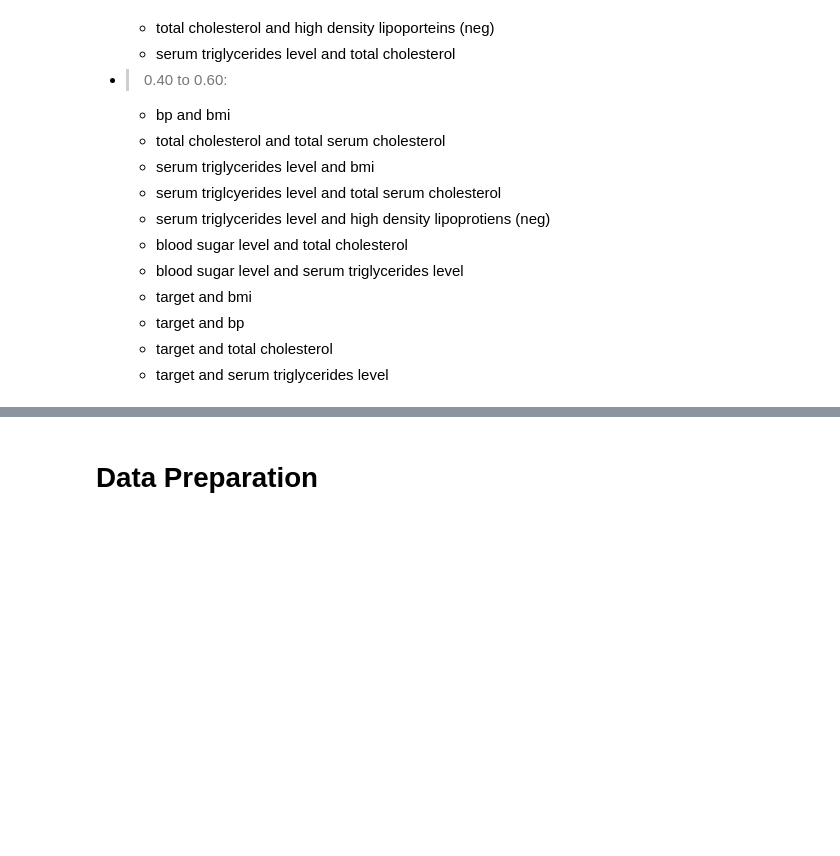
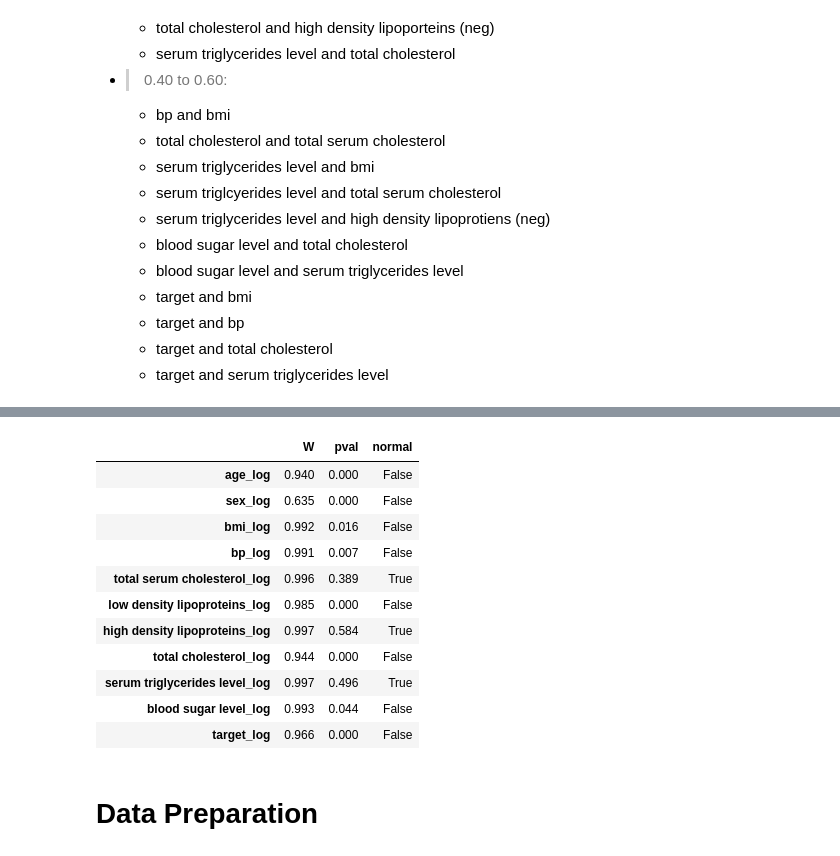
Before and after one commit to mglissmann/09_17_2024, a Jupyter notebook: diabetes_progression.ipynb, the cells around one changed output, grey strips where cells are left out. Saved outputs shown, nothing was run; the diff lists cells and outputs as text; code cells hidden in the pictures; blank space fills up the shorter version.

```diff
--- a/diabetes_progression.ipynb
+++ b/diabetes_progression.ipynb
@@ -196,3 +234,18 @@ plt.show()
+# %%
+pg.normality(data=df_log, method='shapiro').round(3)
+# %% [output]
+|  | W | pval | normal |
+| age_log | 0.940 | 0.000 | False |
+| sex_log | 0.635 | 0.000 | False |
+| bmi_log | 0.992 | 0.016 | False |
+| bp_log | 0.991 | 0.007 | False |
+| total serum cholesterol_log | 0.996 | 0.389 | True |
+| low density lipoproteins_log | 0.985 | 0.000 | False |
+| high density lipoproteins_log | 0.997 | 0.584 | True |
+| total cholesterol_log | 0.944 | 0.000 | False |
+| serum triglycerides level_log | 0.997 | 0.496 | True |
+| blood sugar level_log | 0.993 | 0.044 | False |
+| target_log | 0.966 | 0.000 | False |
 # %% [markdown]
 # Data Preparation
 # %%
```
Also changed, not shown: parts of 9 cells of this notebook.
